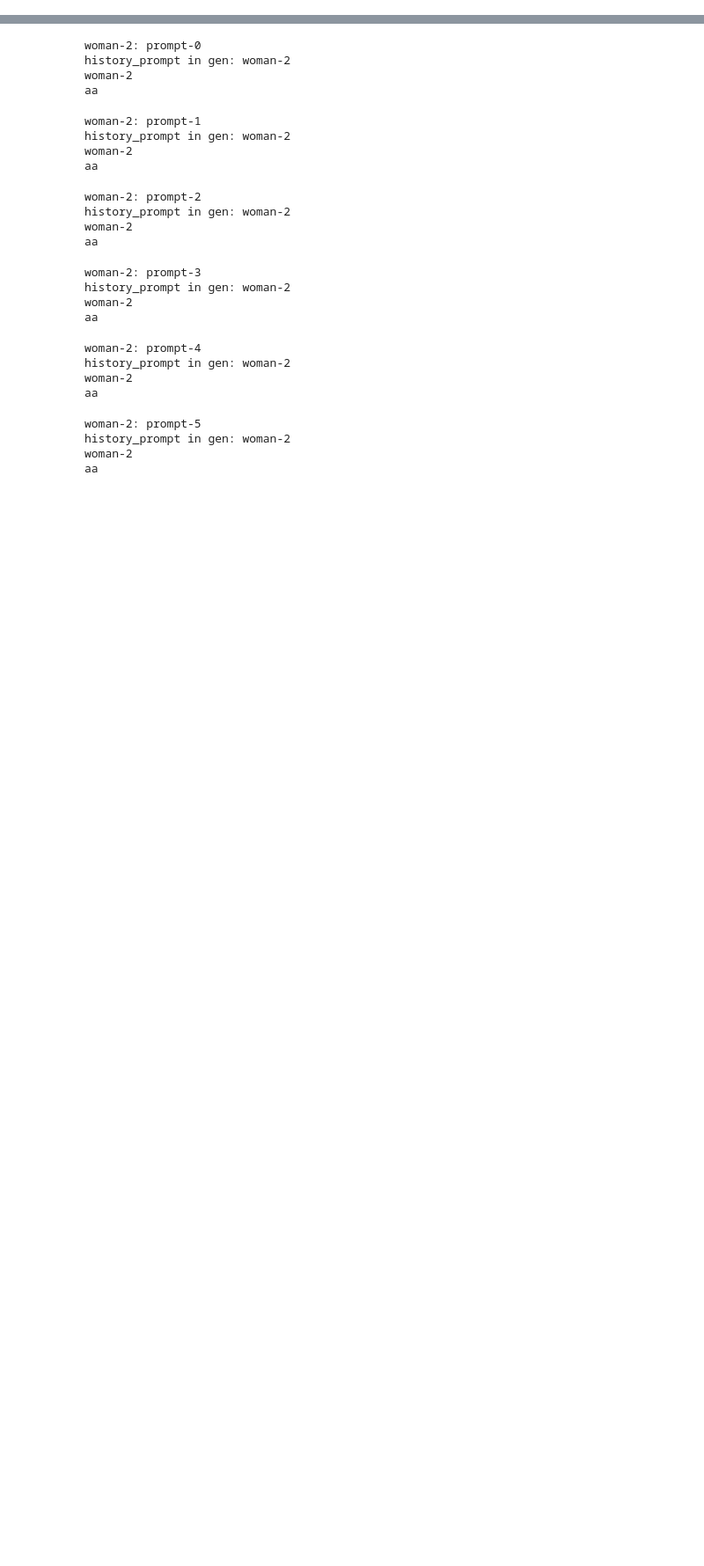
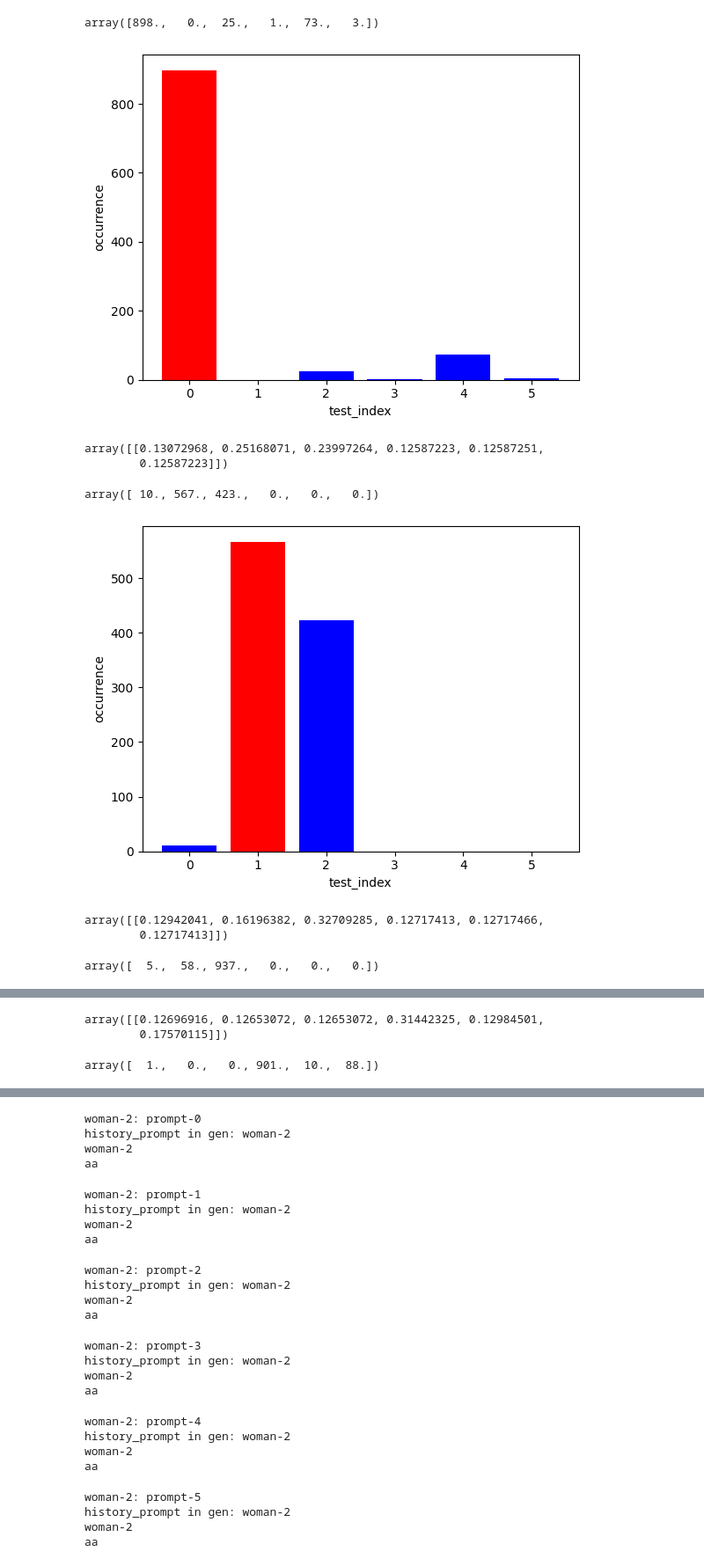
Before and after one commit to KuiZenith/voice-recognition, a Jupyter notebook: MelSpectrogram with RNN.ipynb, the cells around one changed output, grey strips where cells are left out. Shown: that part at 88% size. Saved outputs shown, nothing was run; the diff lists cells and outputs as text; code cells hidden in the pictures; blank space fills up the shorter version.

```diff
--- a/MelSpectrogram with RNN.ipynb
+++ b/MelSpectrogram with RNN.ipynb
@@ -103,5 +104,5 @@ dataset = VoiceDataset("./data/bark")
 # %%
-# dataset = torch.load("./checkpoints/bark_dataset.pt")
+dataset = torch.load("./checkpoints/bark_dataset.pt")
 dataloader = DataLoader(dataset, batch_size=BATCH_SIZE, drop_last=True)
 # %%
 class Judge(nn.Module):
@@ -229,15 +230,29 @@ Training Ended!
 # %%
+num_validation = 1000
+test_cases = ["man-1", "man-2", "man-3", "woman-1", "woman-2", "woman-3"]
+
 with torch.no_grad():
-  t = load_voice("./data/bark/woman-2.wav")
-  samples, targets = dataset.get_selected(t)
-  outputs = model(samples.to(device).unsqueeze(0), targets.to(device).unsqueeze(0))
-  print(np.round(outputs.cpu().numpy(), 3))
-  print(outputs.cpu().numpy().argmax() + 1)
-  pprint(dataset.base_map)
-  display(Audio(samples[0], rate=SAMPLE_RATE))
-  display(Audio(targets[0], rate=SAMPLE_RATE))
-  display(Audio(samples[1], rate=SAMPLE_RATE))
-  display(Audio(targets[1], rate=SAMPLE_RATE))
-  display(Audio(samples[2], rate=SAMPLE_RATE))
-  display(Audio(targets[2], rate=SAMPLE_RATE))
+  for test_index in range(len(dataset.voices)):
+    colors = ["b" if i != test_index else "r" for i in range(len(dataset.voices))]
+    avg = np.zeros((1, len(dataset.voices)))
+    occurrences = np.zeros(len(dataset.voices))
+    for i in tqdm(range(num_validation)):
+      t, _ = torchaudio.load(f"./data/bark/{test_cases[test_index]}.wav")
+      samples, targets = dataset.get_selected(t.view(-1, 1))
+      outputs = model(samples.to(device).unsqueeze(0), targets.to(device).unsqueeze(0))
+      avg += outputs.cpu().numpy()
+      occurrences[outputs.cpu().numpy().argmax()] += 1
+    display(avg / num_validation)
+    display(occurrences)
+    plt.bar(np.arange(len(dataset.voices)), occurrences, color=colors)
+    plt.xticks(range(len(dataset.voices)))
+    plt.xlabel("test_index")
+    plt.ylabel("occurrence")
+    plt.show()
+  # display(Audio(samples[0], rate=SAMPLE_RATE))
+  # display(Audio(targets[0], rate=SAMPLE_RATE))
+  # display(Audio(samples[1], rate=SAMPLE_RATE))
+  # display(Audio(targets[1], rate=SAMPLE_RATE))
+  # display(Audio(samples[2], rate=SAMPLE_RATE))
+  # display(Audio(targets[2], rate=SAMPLE_RATE))
 # %% [output]
@@ -252,0 +261,9 @@ with torch.no_grad():
+array([898.,   0.,  25.,   1.,  73.,   3.])
+[figure, added]
+array([[0.13072968, 0.25168071, 0.23997264, 0.12587223, 0.12587251,
+        0.12587223]])
+array([ 10., 567., 423.,   0.,   0.,   0.])
+[figure, added]
+array([[0.12942041, 0.16196382, 0.32709285, 0.12717413, 0.12717466,
+        0.12717413]])
+array([  5.,  58., 937.,   0.,   0.,   0.])
@@ -252,0 +271,3 @@ with torch.no_grad():
+array([[0.12696916, 0.12653072, 0.12653072, 0.31442325, 0.12984501,
+        0.17570115]])
+array([  1.,   0.,   0., 901.,  10.,  88.])
```
Also changed, not shown: parts of 7 cells of this notebook, 1 other file.
